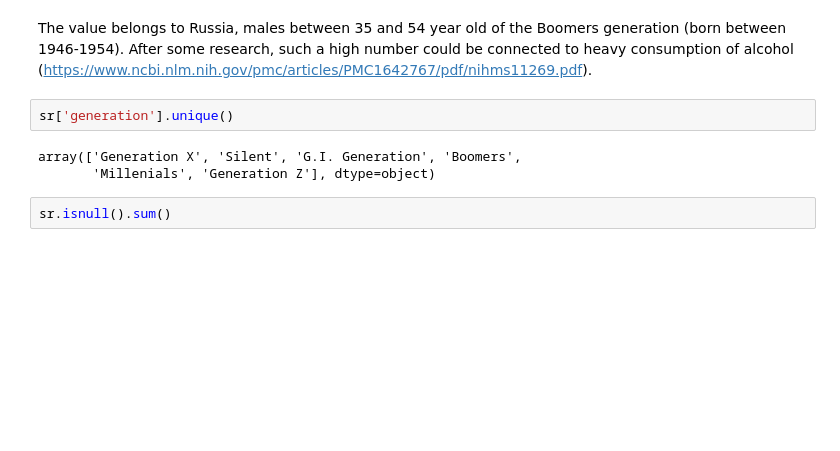
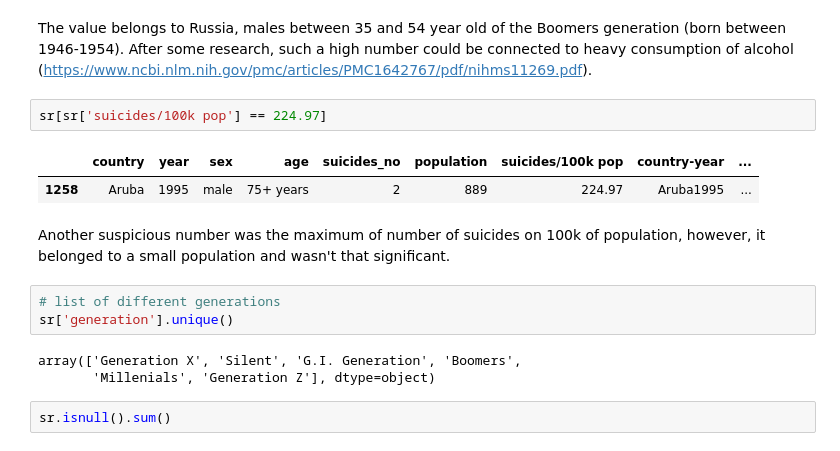
Before and after one commit to breichmanova/suicide_rates, a Jupyter notebook: suicide-rates-da.ipynb, the cells around one changed output. Cells and saved outputs as stored; diff of their text form; blank space fills up the shorter version.

```diff
--- a/suicide-rates-da.ipynb
+++ b/suicide-rates-da.ipynb
@@ -79,10 +86,18 @@ sr[sr['suicides_no'] == 22338]
 # %% [markdown]
 The value belongs to Russia, males between 35 and 54 year old of the Boomers generation (born between 1946-1954). After some research, such a high number could be connected to heavy consumption of alcohol (https://www.ncbi.nlm.nih.gov/pmc/articles/PMC1642767/pdf/nihms11269.pdf).
-# %%
-sr['generation'].unique()
-# %% [output]
-array(['Generation X', 'Silent', 'G.I. Generation', 'Boomers',
-       'Millenials', 'Generation Z'], dtype=object)
+# %%
+sr[sr['suicides/100k pop'] == 224.97]
+# %% [output]
+|  | country | year | sex | age | suicides_no | population | suicides/100k pop | country-year | ... |
+| 1258 | Aruba | 1995 | male | 75+ years | 2 | 889 | 224.97 | Aruba1995 | ... |
+# %% [markdown]
+Another suspicious number was the maximum of number of suicides on 100k of population, however, it belonged to a small population and wasn't that significant.
+# %%
+# list of different generations
+sr['generation'].unique()
+# %% [output]
+array(['Generation X', 'Silent', 'G.I. Generation', 'Boomers',
+       'Millenials', 'Generation Z'], dtype=object)
 # %%
 sr.isnull().sum()
 # %% [output]
```
Also changed, not shown: parts of 5 cells of this notebook.
